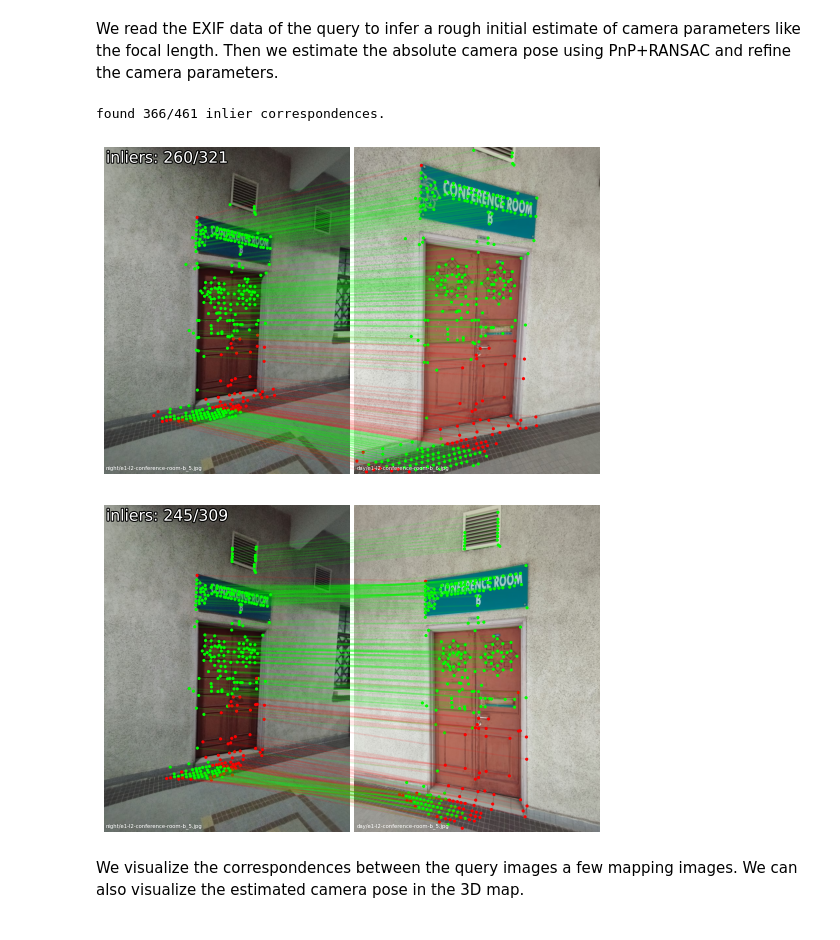
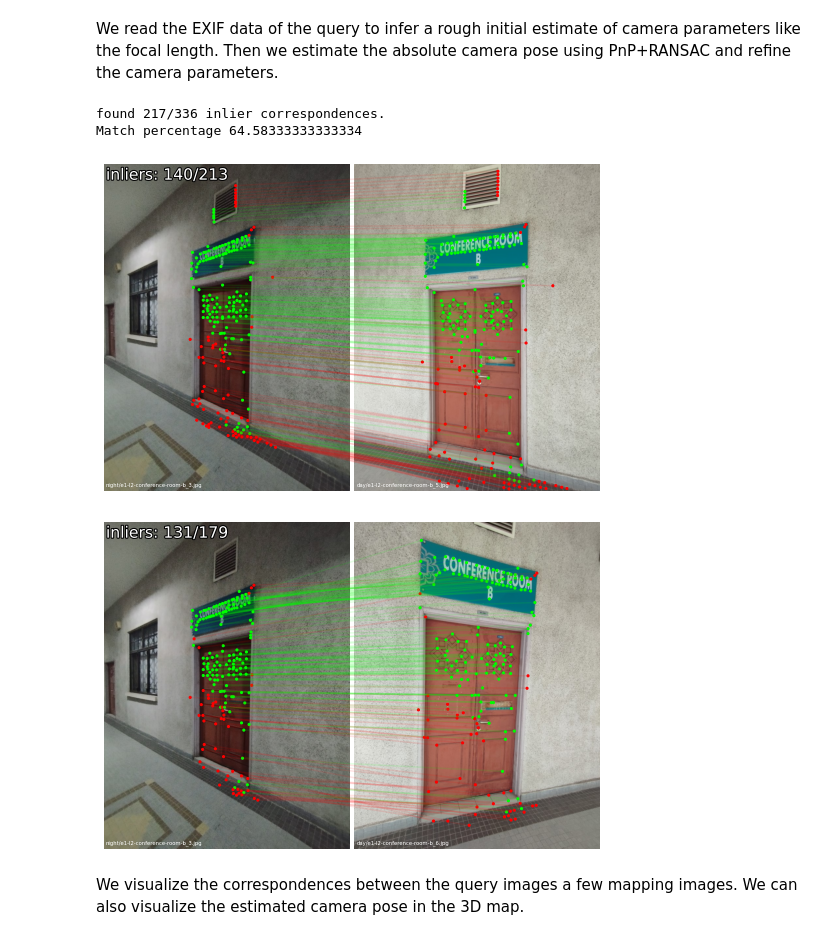
Before and after one commit to KOE-Wayfind/HLOC, a Jupyter notebook: HLOC_KOE.ipynb, the cells around one changed output. Saved outputs shown, nothing was run; the diff lists cells and outputs as text; code cells hidden in the pictures.

```diff
--- a/HLOC_KOE.ipynb
+++ b/HLOC_KOE.ipynb
@@ -135,7 +130,7 @@ visualization.visualize_sfm_2d(model, images, color_by='visibility', n=2)
 # Localization
 Now that we have a 3D map of the scene, we can localize any image. To demonstrate this, we download [a night-time image from Wikimedia](https://commons.wikimedia.org/wiki/File:Paris_-_Basilique_du_Sacr%C3%A9_Coeur,_Montmartre_-_panoramio.jpg).
 # %%
-query = 'night/e1-l2-conference-room-b_5.jpg'
+query = 'night/e1-l2-conference-room-b_3.jpg'
 
 plot_images([read_image(images / query)], dpi=75)
 # %% [output]
@@ -168,22 +163,25 @@ We read the EXIF data of the query to infer a rough initial estimate of camera p
 # %%
 import pycolmap
 from hloc.localize_sfm import QueryLocalizer, pose_from_cluster
 
 camera = pycolmap.infer_camera_from_image(images / query)
 ref_ids = [model.find_image_with_name(n).image_id for n in references_registered]
 conf = {
     'estimation': {'ransac': {'max_error': 12}},
     'refinement': {'refine_focal_length': True, 'refine_extra_params': True},
 }
 localizer = QueryLocalizer(model, conf)
 ret, log = pose_from_cluster(localizer, query, camera, ref_ids, features, matches)
 
 print(f'found {ret["num_inliers"]}/{len(ret["inliers"])} inlier correspondences.')
+percent_match = (ret["num_inliers"]/len(ret["inliers"])) * 100
+print(f'Match percentage {percent_match}')
 visualization.visualize_loc_from_log(images, query, log, model)
 # %% [output]
-found 366/461 inlier correspondences.
+found 217/336 inlier correspondences.
+Match percentage 64.58333333333334
-[figure, old version]
+[figure, new version]
-[figure, old version]
+[figure, new version]
 # %% [markdown]
 We visualize the correspondences between the query images a few mapping images. We can also visualize the estimated camera pose in the 3D map.
 # %%
```
Also changed, not shown: parts of 7 cells of this notebook.
